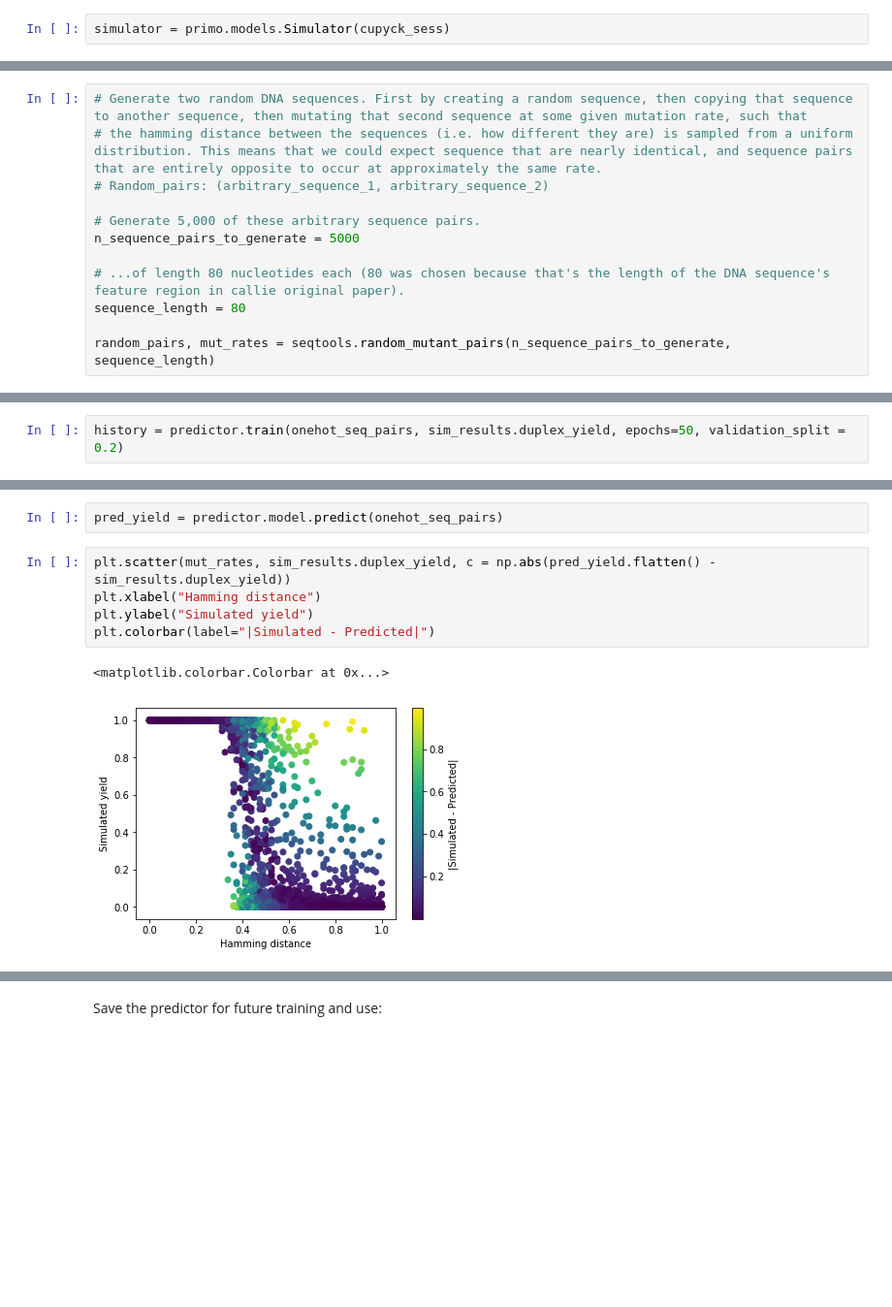
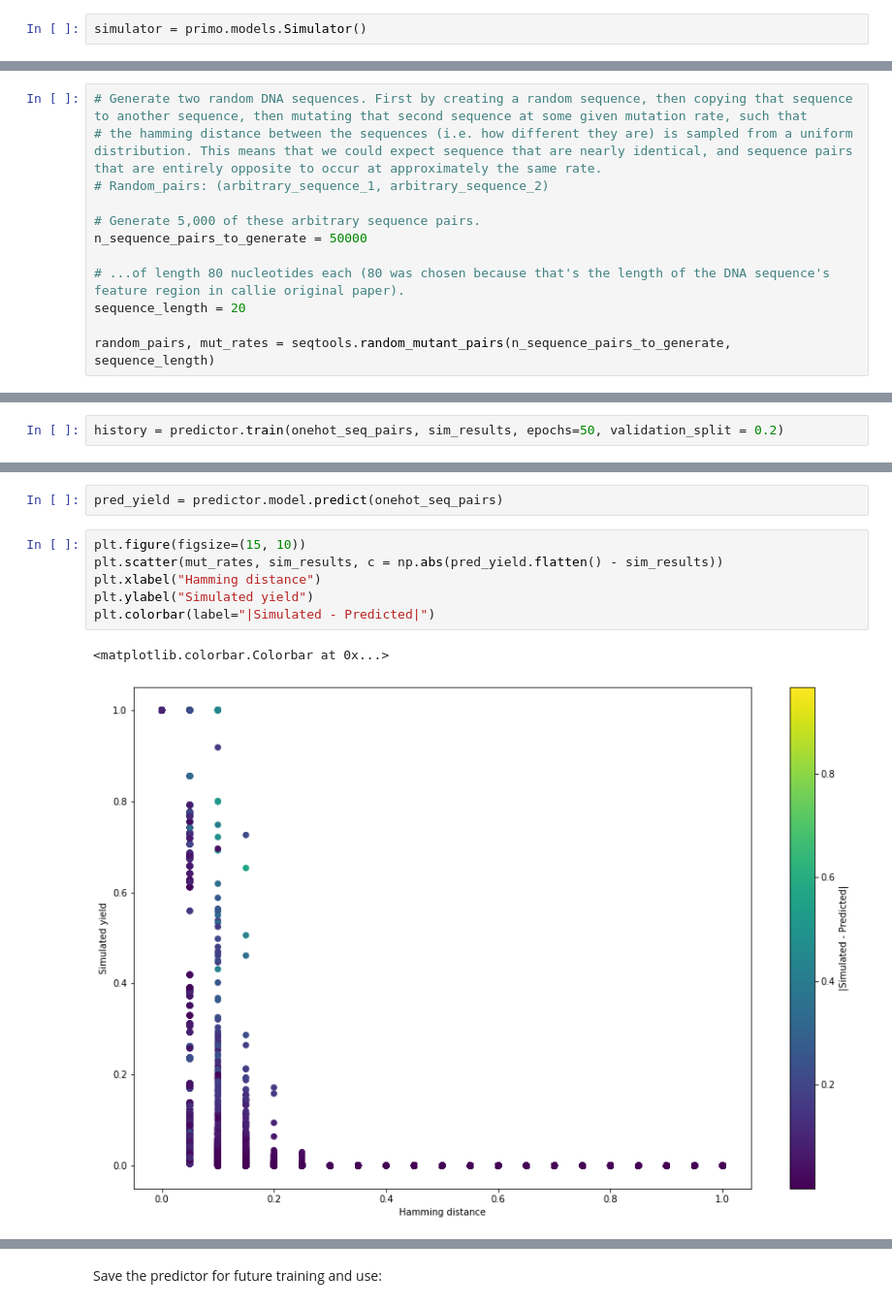
Before and after one commit to uwmisl/cas9-similarity-search, a Jupyter notebook: notebooks/02_training/01_train_predictor.ipynb, the cells around one changed output, grey strips where cells are left out. Shown: that part at 97% size. Drawn from its saved outputs; the diff is of its cells as text; blank space fills up the shorter version.

Commit message:
WIP integrating CAS9 predictor

```diff
--- a/notebooks/02_training/01_train_predictor.ipynb
+++ b/notebooks/02_training/01_train_predictor.ipynb
@@ -28,5 +32,5 @@ cupyck_sess = cupyck.GPUSession(max_seqlen=200, nblocks=1024, nthreads=128)
 # %%
-simulator = primo.models.Simulator(cupyck_sess)
+simulator = primo.models.Simulator()
 # %% [markdown]
 Generate a large set of pairs with various Hamming distances, then simulate their query-target yields with NUPACK:
 # %%
@@ -35,10 +39,10 @@ Generate a large set of pairs with various Hamming distances, then simulate thei
 # Random_pairs: (arbitrary_sequence_1, arbitrary_sequence_2)
 
 # Generate 5,000 of these arbitrary sequence pairs.
-n_sequence_pairs_to_generate = 5000
+n_sequence_pairs_to_generate = 50000
 
 # ...of length 80 nucleotides each (80 was chosen because that's the length of the DNA sequence's feature region in callie original paper).
-sequence_length = 80
+sequence_length = 20
 
 random_pairs, mut_rates = seqtools.random_mutant_pairs(n_sequence_pairs_to_generate, sequence_length)
 # %%
@@ -68,5 +68,5 @@ If using Keras pass *_constraint arguments to layers.
 # %%
 onehot_seq_pairs = predictor.seq_pairs_to_onehots(seq_pairs)
 # %%
-history = predictor.train(onehot_seq_pairs, sim_results.duplex_yield, epochs=50, validation_split = 0.2)
+history = predictor.train(onehot_seq_pairs, sim_results, epochs=50, validation_split = 0.2)
 # %% [output]
@@ -92,10 +92,11 @@ Visualize the model's accuracy by plotting the simulated yield against the pairw
 # %%
 pred_yield = predictor.model.predict(onehot_seq_pairs)
 # %%
-plt.scatter(mut_rates, sim_results.duplex_yield, c = np.abs(pred_yield.flatten() - sim_results.duplex_yield))
+plt.figure(figsize=(15, 10))
+plt.scatter(mut_rates, sim_results, c = np.abs(pred_yield.flatten() - sim_results))
 plt.xlabel("Hamming distance")
 plt.ylabel("Simulated yield")
 plt.colorbar(label="|Simulated - Predicted|")
 # %% [output]
 <matplotlib.colorbar.Colorbar at 0x...>
-[figure, old version]
+[figure, new version]
```
Also changed, not shown: parts of 7 cells of this notebook, 5 other files.
